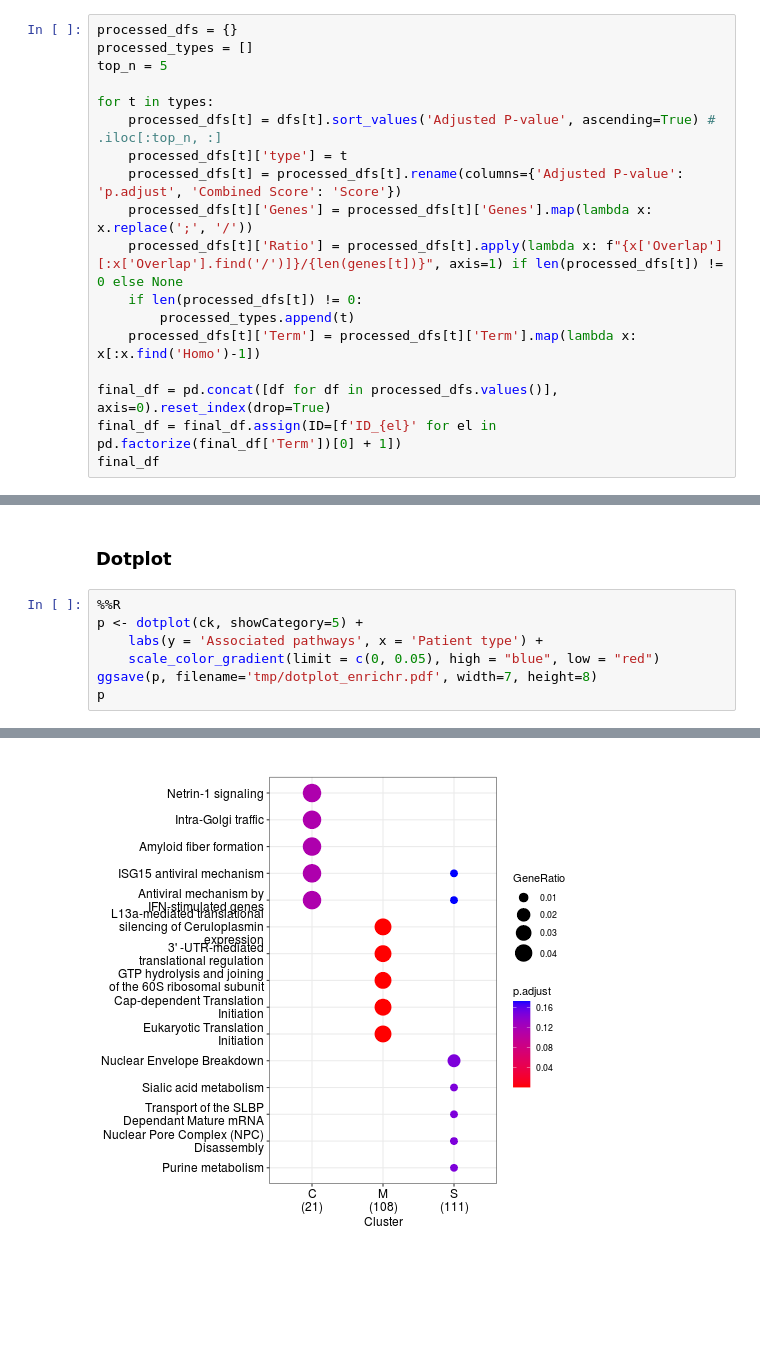
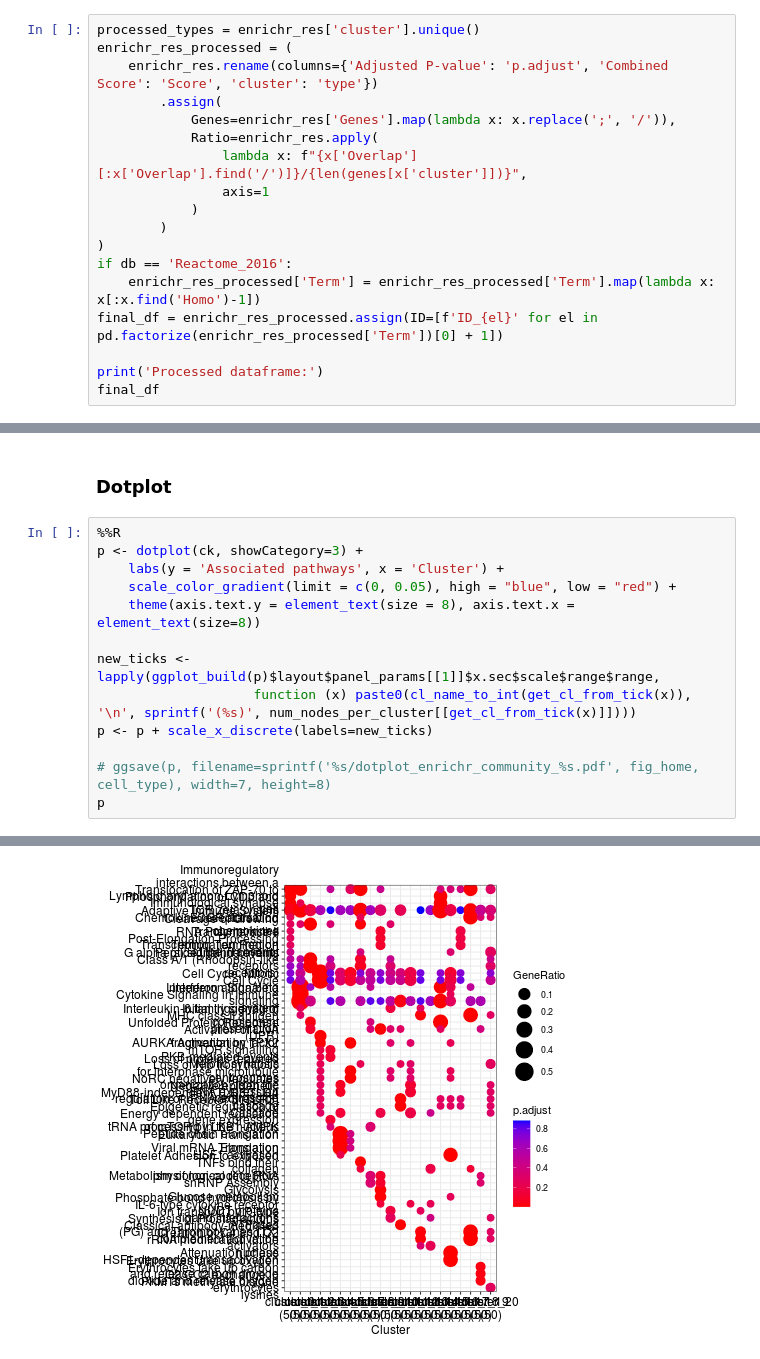
Before and after one commit to masyahook/scGRN, a Jupyter notebook: notebooks/GRNBoost2_Enrichment_analysis.ipynb, the cells around one changed output, grey strips where cells are left out. Drawn from its saved outputs; the diff is of its cells as text; blank space fills up the shorter version.

Commit message:
finished community and enrichment notebooks, updated the rest

```diff
--- a/notebooks/GRNBoost2_Enrichment_analysis.ipynb
+++ b/notebooks/GRNBoost2_Enrichment_analysis.ipynb
@@ -749,19 +1037,19 @@ dfs['C'].head()
 # %%
-processed_dfs = {}
-processed_types = []
-top_n = 5
+processed_types = enrichr_res['cluster'].unique()
+enrichr_res_processed = (
+    enrichr_res.rename(columns={'Adjusted P-value': 'p.adjust', 'Combined Score': 'Score', 'cluster': 'type'})
+        .assign(
+            Genes=enrichr_res['Genes'].map(lambda x: x.replace(';', '/')),
+            Ratio=enrichr_res.apply(
+                lambda x: f"{x['Overlap'][:x['Overlap'].find('/')]}/{len(genes[x['cluster']])}",
+                axis=1
+            )
+        )
+)
+if db == 'Reactome_2016':
+    enrichr_res_processed['Term'] = enrichr_res_processed['Term'].map(lambda x: x[:x.find('Homo')-1])
+final_df = enrichr_res_processed.assign(ID=[f'ID_{el}' for el in pd.factorize(enrichr_res_processed['Term'])[0] + 1])
 
-for t in types:
-    processed_dfs[t] = dfs[t].sort_values('Adjusted P-value', ascending=True) # .iloc[:top_n, :]
-    processed_dfs[t]['type'] = t
-    processed_dfs[t] = processed_dfs[t].rename(columns={'Adjusted P-value': 'p.adjust', 'Combined Score': 'Score'})
-    processed_dfs[t]['Genes'] = processed_dfs[t]['Genes'].map(lambda x: x.replace(';', '/'))
-    processed_dfs[t]['Ratio'] = processed_dfs[t].apply(lambda x: f"{x['Overlap'][:x['Overlap'].find('/')]}/{len(genes[t])}", axis=1) if len(processed_dfs[t]) != 0 else None
-    if len(processed_dfs[t]) != 0:
-        processed_types.append(t)
-    processed_dfs[t]['Term'] = processed_dfs[t]['Term'].map(lambda x: x[:x.find('Homo')-1])
-
-final_df = pd.concat([df for df in processed_dfs.values()], axis=0).reset_index(drop=True)
-final_df = final_df.assign(ID=[f'ID_{el}' for el in pd.factorize(final_df['Term'])[0] + 1])
+print('Processed dataframe:')
 final_df
 # %% [output]
@@ -824,12 +1097,18 @@ ck@fun <- 'enrichGO'
 ### Dotplot
 # %%
 %%R
-p <- dotplot(ck, showCategory=5) +
-    labs(y = 'Associated pathways', x = 'Patient type') +
-    scale_color_gradient(limit = c(0, 0.05), high = "blue", low = "red")
-ggsave(p, filename='tmp/dotplot_enrichr.pdf', width=7, height=8)
+p <- dotplot(ck, showCategory=3) +
+    labs(y = 'Associated pathways', x = 'Cluster') +
+    scale_color_gradient(limit = c(0, 0.05), high = "blue", low = "red") +
+    theme(axis.text.y = element_text(size = 8), axis.text.x = element_text(size=8))
+
+new_ticks <- lapply(ggplot_build(p)$layout$panel_params[[1]]$x.sec$scale$range$range,
+                    function (x) paste0(cl_name_to_int(get_cl_from_tick(x)), '\n', sprintf('(%s)', num_nodes_per_cluster[[get_cl_from_tick(x)]])))
+p <- p + scale_x_discrete(labels=new_ticks)
+
+# ggsave(p, filename=sprintf('%s/dotplot_enrichr_community_%s.pdf', fig_home, cell_type), width=7, height=8)
 p
 # %% [output]
 R[write to console]: Scale for 'colour' is already present. Adding another scale for 'colour',
 which will replace the existing scale.
-[figure, old version]
+[figure, new version]
```
Also changed, not shown: parts of 133 cells of this notebook, 5 other files.
